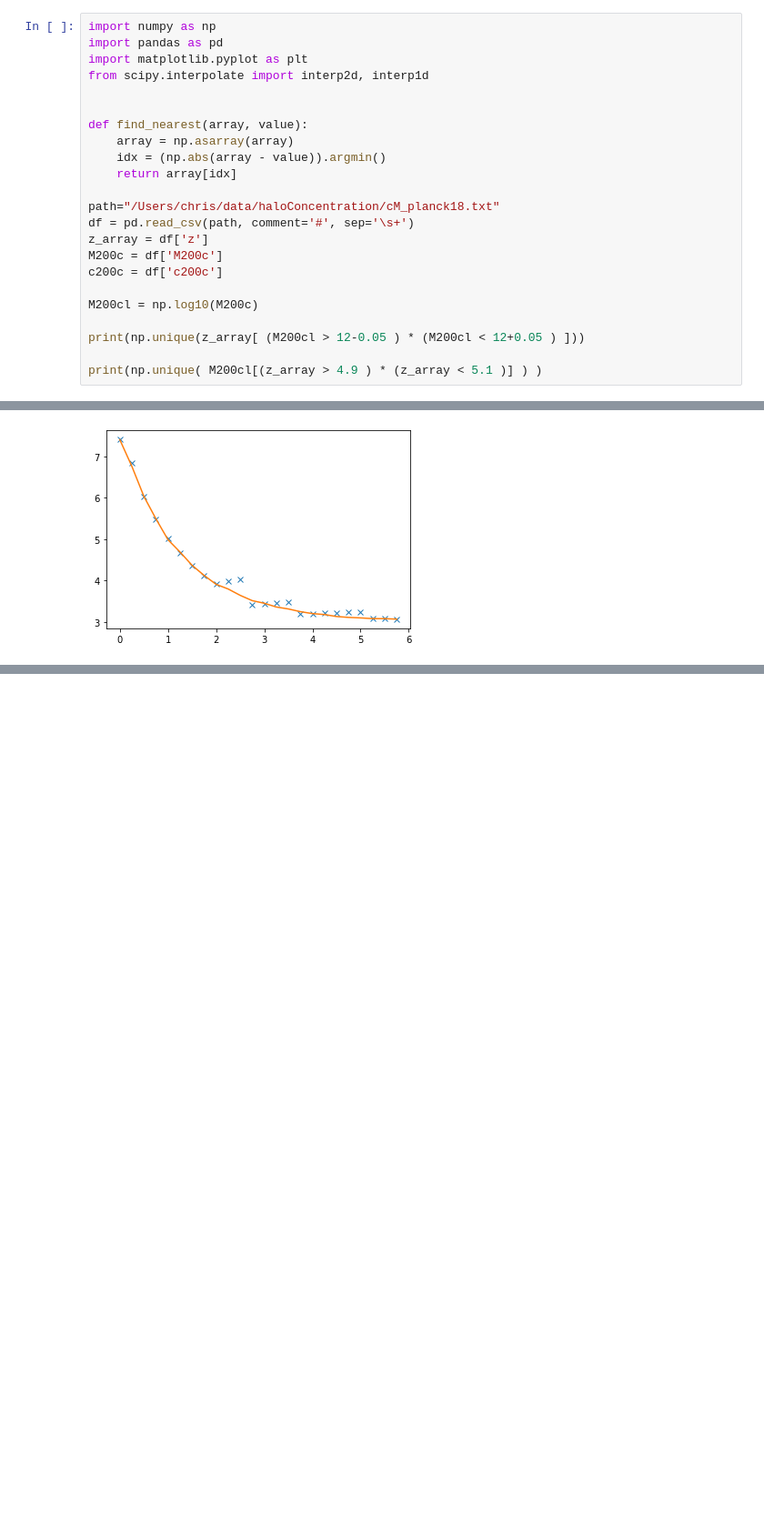
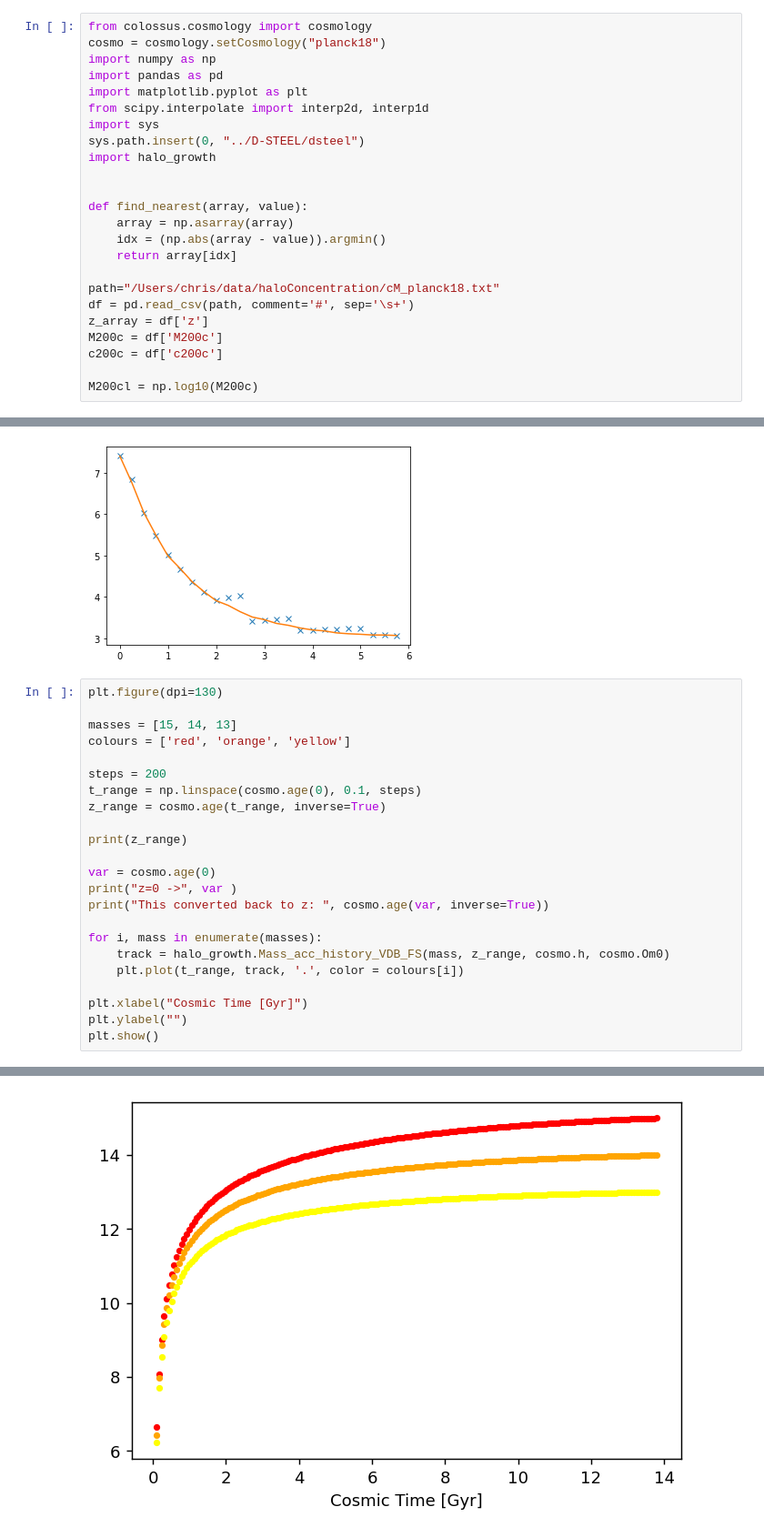
Before and after one commit to ChrisMarsden833/GalaxyTools, a Jupyter notebook: HaloC Comparison.ipynb, the cells around one changed output, grey strips where cells are left out. Shown: that part at 91% size. Saved outputs shown, nothing was run; the diff lists cells and outputs as text; blank space fills up the shorter version.

```diff
--- a/HaloC Comparison.ipynb
+++ b/HaloC Comparison.ipynb
@@ -1,8 +1,13 @@
 # %%
+from colossus.cosmology import cosmology
+cosmo = cosmology.setCosmology("planck18")
 import numpy as np
 import pandas as pd
 import matplotlib.pyplot as plt
 from scipy.interpolate import interp2d, interp1d
+import sys
+sys.path.insert(0, "../D-STEEL/dsteel")
+import halo_growth
 
 
 def find_nearest(array, value):
@@ -17,7 +22,3 @@ M200c = df['M200c']
 c200c = df['c200c']
 
 M200cl = np.log10(M200c)
-
-print(np.unique(z_array[ (M200cl > 12-0.05 ) * (M200cl < 12+0.05 ) ]))
-
-print(np.unique( M200cl[(z_array > 4.9 ) * (z_array < 5.1 )] ) )
@@ -65,3 +63,27 @@ plt.plot(z_range, c_meta )
 # %% [output]
 [<matplotlib.lines.Line2D at 0x...>]
 [figure]
+# %%
+plt.figure(dpi=130)
+
+masses = [15, 14, 13]
+colours = ['red', 'orange', 'yellow']
+
+steps = 200
+t_range = np.linspace(cosmo.age(0), 0.1, steps)
+z_range = cosmo.age(t_range, inverse=True)
+
+print(z_range)
+
+var = cosmo.age(0)
+print("z=0 ->", var )
+print("This converted back to z: ", cosmo.age(var, inverse=True))
+
+for i, mass in enumerate(masses):
+    track = halo_growth.Mass_acc_history_VDB_FS(mass, z_range, cosmo.h, cosmo.Om0)
+    plt.plot(t_range, track, '.', color = colours[i])
+
+plt.xlabel("Cosmic Time [Gyr]")
+plt.ylabel("")
+plt.show()
+# %% [output]
@@ -67,0 +107 @@ plt.plot(z_range, c_meta )
+[figure, added]
```
Also changed, not shown: parts of 2 cells of this notebook.
